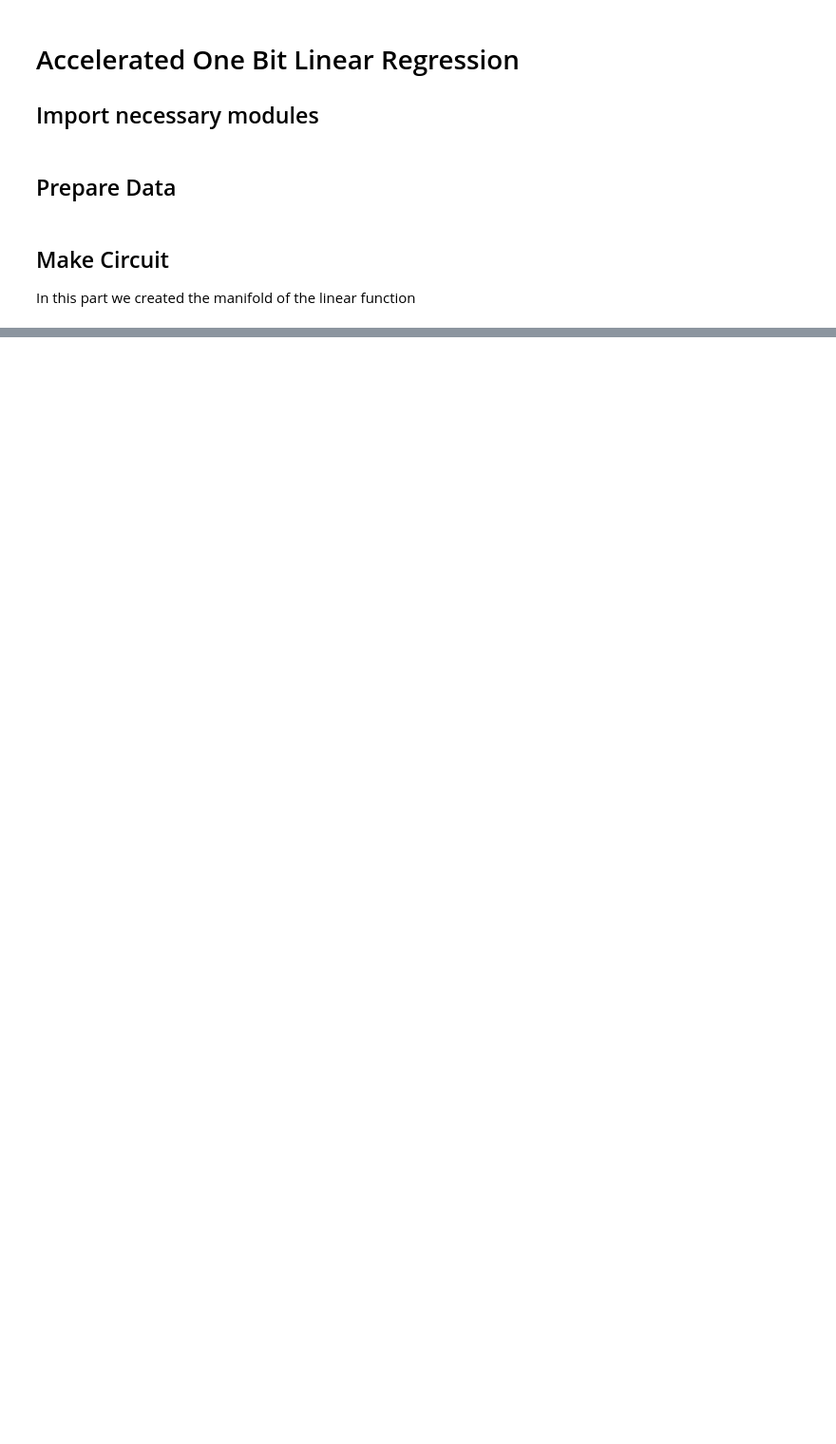
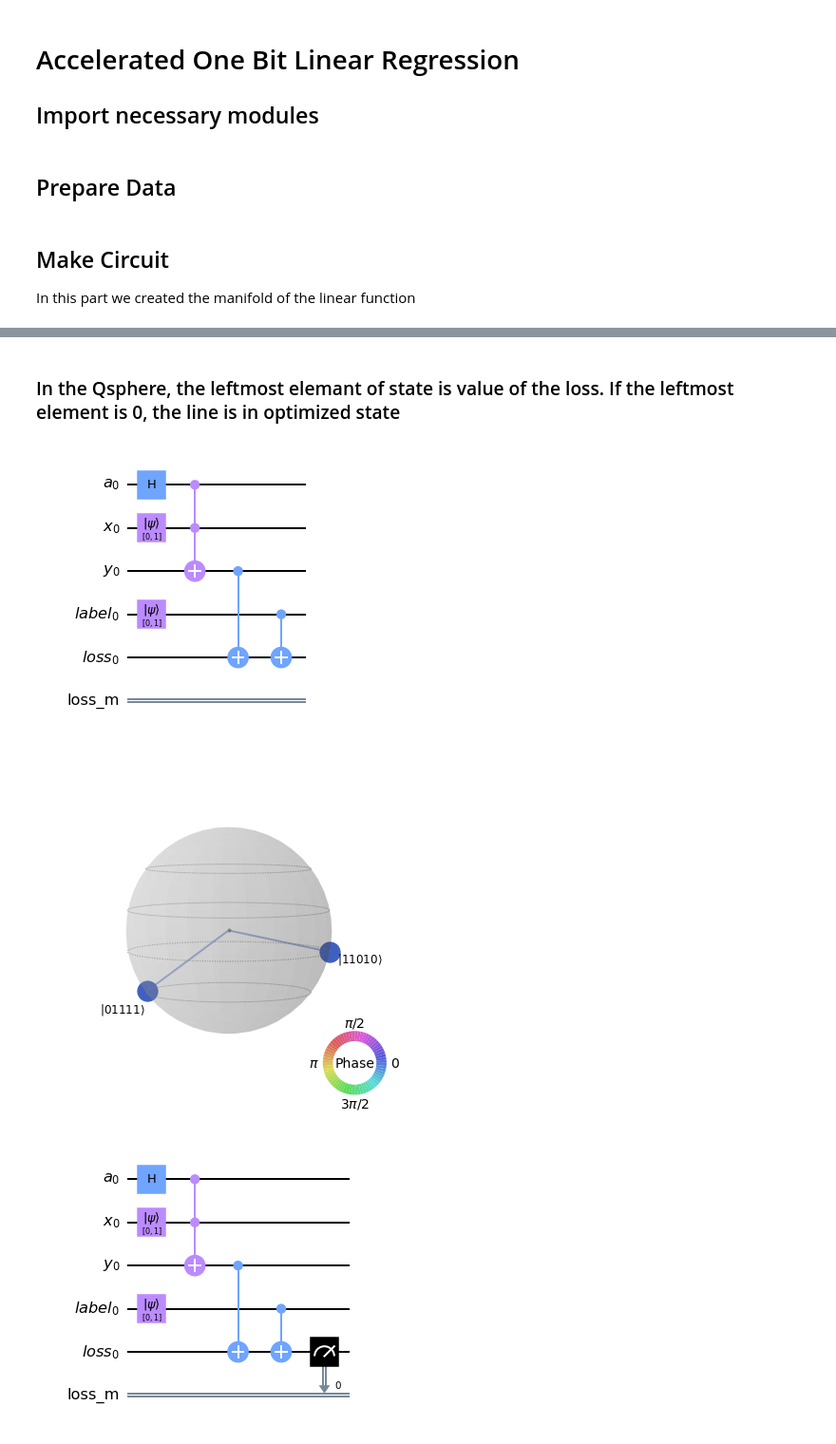
Before and after one commit to alihakimtaskiran/QuantumLinearRegression, a Jupyter notebook: Accelerated One Bit Linear Regression.ipynb, the cells around one changed output, grey strips where cells are left out. Shown: that part at 95% size. Saved outputs shown, nothing was run; the diff lists cells and outputs as text; code cells hidden in the pictures; blank space fills up the shorter version.

```diff
--- a/Accelerated One Bit Linear Regression.ipynb
+++ b/Accelerated One Bit Linear Regression.ipynb
@@ -91,0 +92,29 @@ display(qc.draw("mpl"))
+# %% [markdown]
+### In the Qsphere, the leftmost elemant of state is value of the loss. If the leftmost element is 0, the line is in optimized state
+# %%
+x=QuantumRegister(1,name="x")
+a=QuantumRegister(1,name="a")
+loss=ClassicalRegister(1,name="loss_m")
+y=QuantumRegister(1,name="y")
+la=QuantumRegister(1,name="label")
+l2=QuantumRegister(1,name="loss")
+
+qc=QuantumCircuit(a,x,y,la,l2,loss)
+qc.h(0)
+qc.initialize((0,1),1)
+qc.initialize((0,1),3)
+
+qc.ccx(0,1,2)
+
+qc.cx(2,4)
+qc.cx(3,4)
+display(qc.draw("mpl"))
+
+be=Aer.get_backend("statevector_simulator")
+display(plot_state_qsphere(execute(qc,be).result().get_statevector()))
+qc.measure(4,0)
+display(qc.draw("mpl"))
+# %% [output]
+[figure, added]
+[figure, added]
+[figure, added]
```
Also changed, not shown: parts of 7 cells of this notebook.
